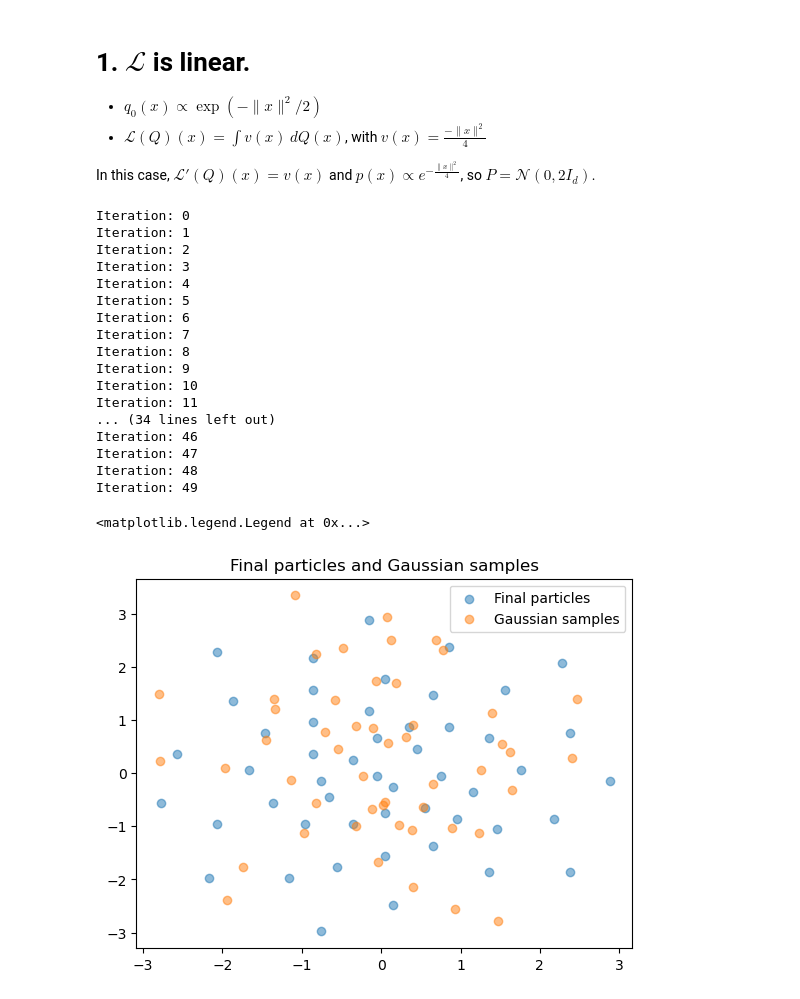
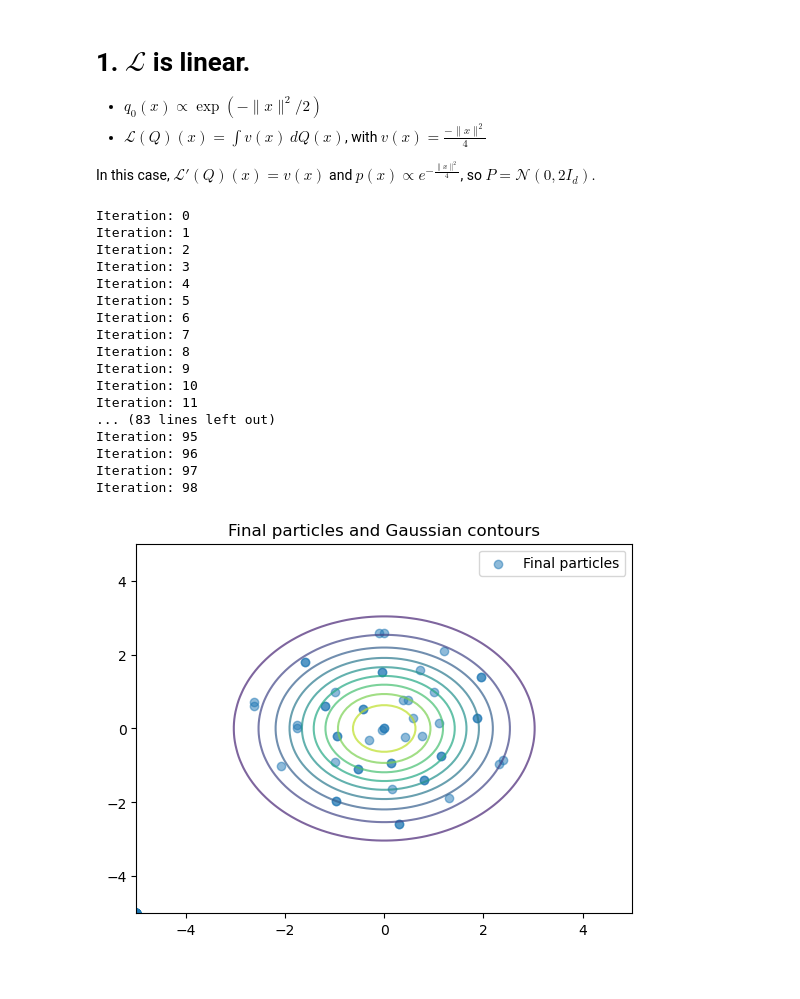
Before and after one commit to congyewang/kgd-code, a Jupyter notebook: ext_samp_notebook.ipynb, the cells around one changed output. Drawn from its saved outputs; the diff is of its cells as text; code cells hidden in the pictures.

```diff
--- a/ext_samp_notebook.ipynb
+++ b/ext_samp_notebook.ipynb
@@ -56,10 +56,10 @@ dm = jit(dm)
 
 ES = ExtensibleSampling(q_0,L,k)
 # %%
-T = 50
+T = 100
 d = 2
 
-x0 = jnp.ones(d) * 3
+x0 = jnp.ones(d) * 1
 X_fin = ES.run_particles(x0,T)
 # %% [output]
 Iteration: 0
@@ -74,17 +74,34 @@ Iteration: 8
 Iteration: 9
 Iteration: 10
 Iteration: 11
-... (34 lines left out)
-Iteration: 46
-Iteration: 47
-Iteration: 48
-Iteration: 49
+... (83 lines left out)
+Iteration: 95
+Iteration: 96
+Iteration: 97
+Iteration: 98
-# %%
-X_gauss = random.normal(random.PRNGKey(0), (T, d)) * jnp.sqrt(2.0)
-plt.scatter(X_fin[:, 0], X_fin[:, 1], alpha=0.5, label='Final particles')
-plt.scatter(X_gauss[:, 0], X_gauss[:, 1], alpha=0.5, label='Gaussian samples')
-plt.title("Final particles and Gaussian samples")
-plt.legend()
-# %% [output]
-<matplotlib.legend.Legend at 0x...>
-[figure, removed]
+# %%
+import matplotlib.pyplot as plt
+import jax.numpy as jnp
+from jax.scipy.stats import multivariate_normal
+
+# Paramètres de la distribution
+mean = jnp.zeros(2)  # Moyenne (0, 0)
+cov = jnp.eye(2) * 2.0  # Matrice de covariance (2 * identité)
+
+# Grille pour les lignes de niveau
+x = jnp.linspace(-5, 5, 100)
+y = jnp.linspace(-5, 5, 100)
+X, Y = jnp.meshgrid(x, y)
+pos = jnp.dstack((X, Y))
+
+# Calcul de la densité de probabilité
+Z = multivariate_normal.pdf(pos, mean, cov)
+
+# Tracé
+plt.scatter(X_fin[:, 0], X_fin[:, 1], alpha=0.5, label='Final particles')
+plt.contour(X, Y, Z, levels=10, cmap='viridis', alpha=0.7, label='Gaussian contours')
+plt.title("Final particles and Gaussian contours")
+plt.legend()
+plt.show()
+# %% [output]
+[figure, added]
```
Also changed, not shown: parts of 10 cells of this notebook, 3 other files.
